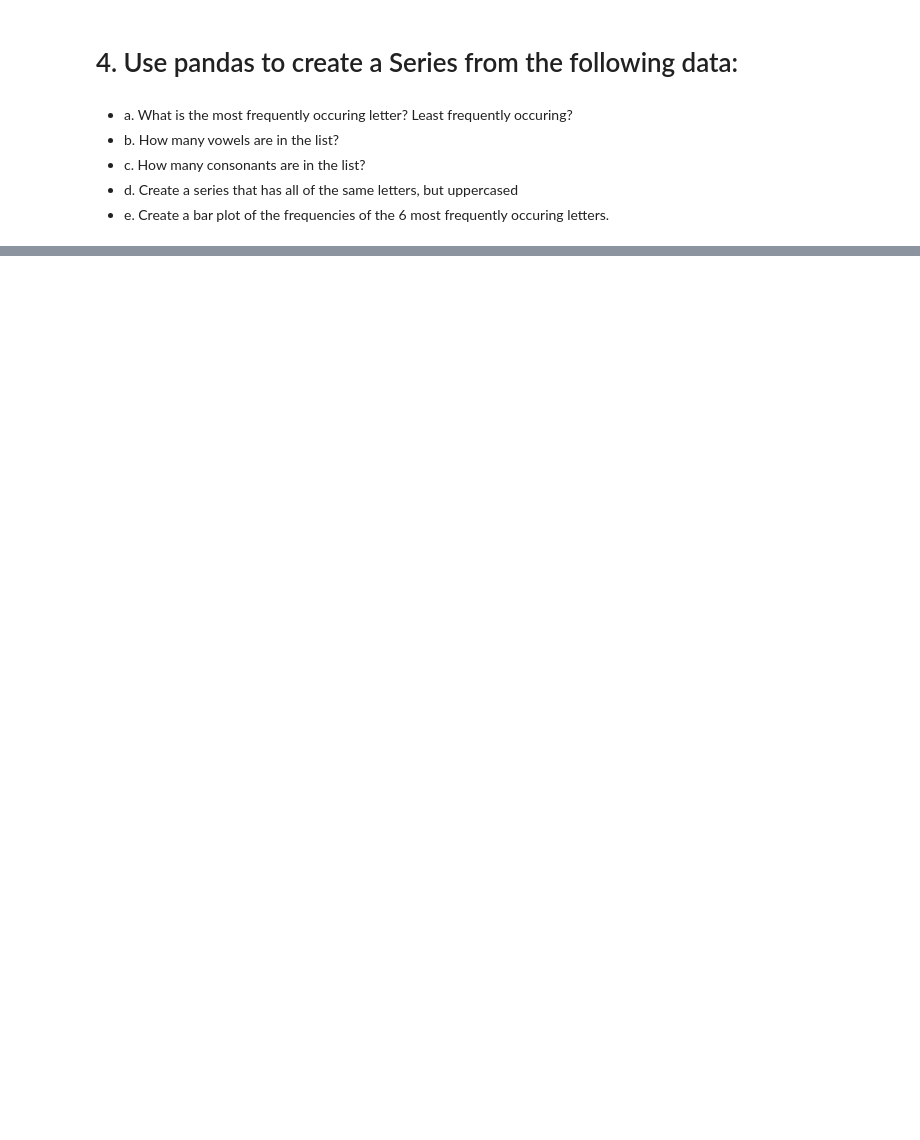
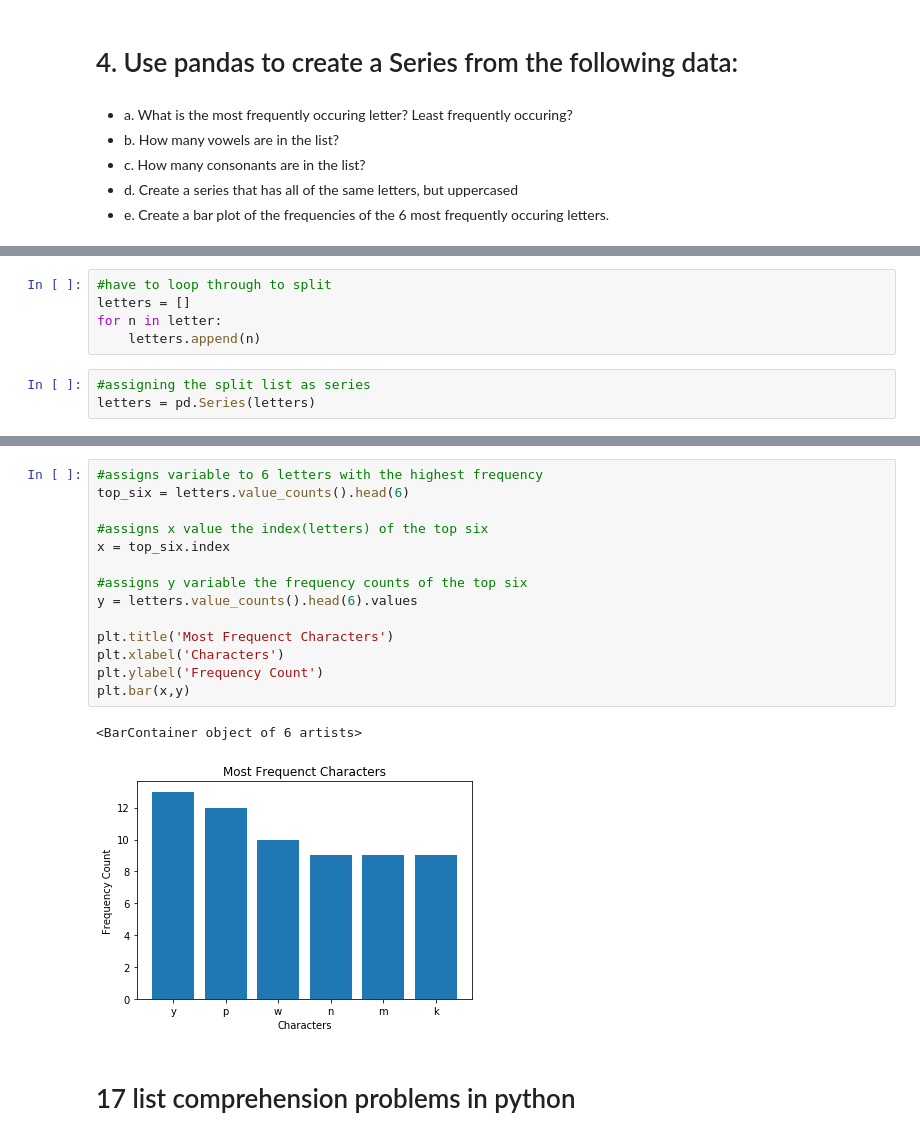
Before and after one commit to ThompsonBethany01/numpy-pandas-visualization-exercises, a Jupyter notebook: pandas_series.ipynb, the cells around one changed output, grey strips where cells are left out. Drawn from its saved outputs; the diff is of its cells as text; blank space fills up the shorter version.

```diff
--- a/pandas_series.ipynb
+++ b/pandas_series.ipynb
@@ -356,0 +447,8 @@ plt.show()
+# %%
+#have to loop through to split
+letters = []
+for n in letter:
+    letters.append(n)
+# %%
+#assigning the split list as series
+letters = pd.Series(letters)
@@ -356,0 +526,19 @@ plt.show()
+# %%
+#assigns variable to 6 letters with the highest frequency
+top_six = letters.value_counts().head(6)
+
+#assigns x value the index(letters) of the top six
+x = top_six.index
+
+#assigns y variable the frequency counts of the top six
+y = letters.value_counts().head(6).values
+
+plt.title('Most Frequenct Characters')
+plt.xlabel('Characters')
+plt.ylabel('Frequency Count')
+plt.bar(x,y)
+# %% [output]
+<BarContainer object of 6 artists>
+[figure, added]
+# %% [markdown]
+# 17 list comprehension problems in python
```
Also changed, not shown: parts of 47 cells of this notebook.
